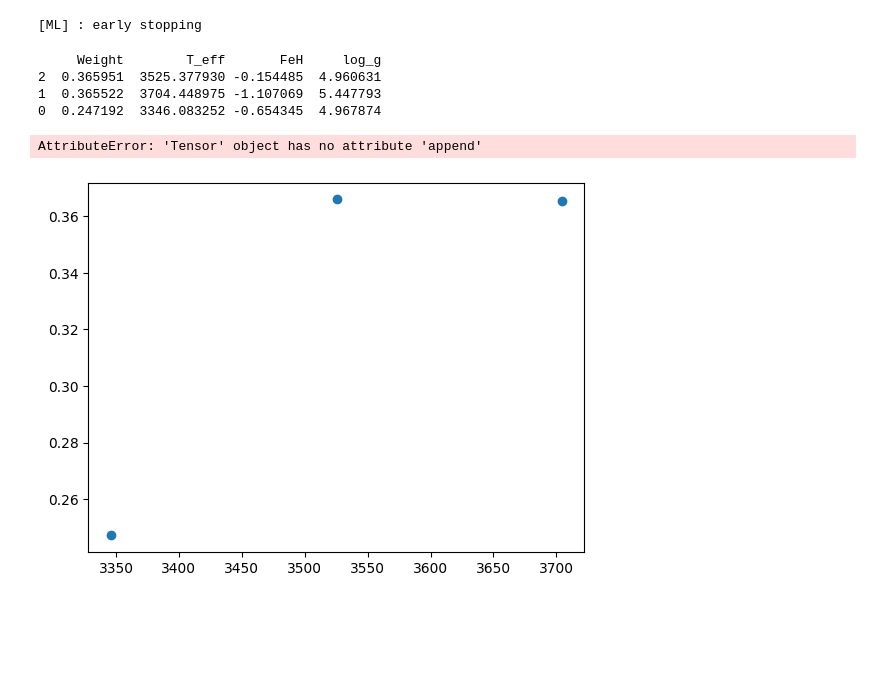
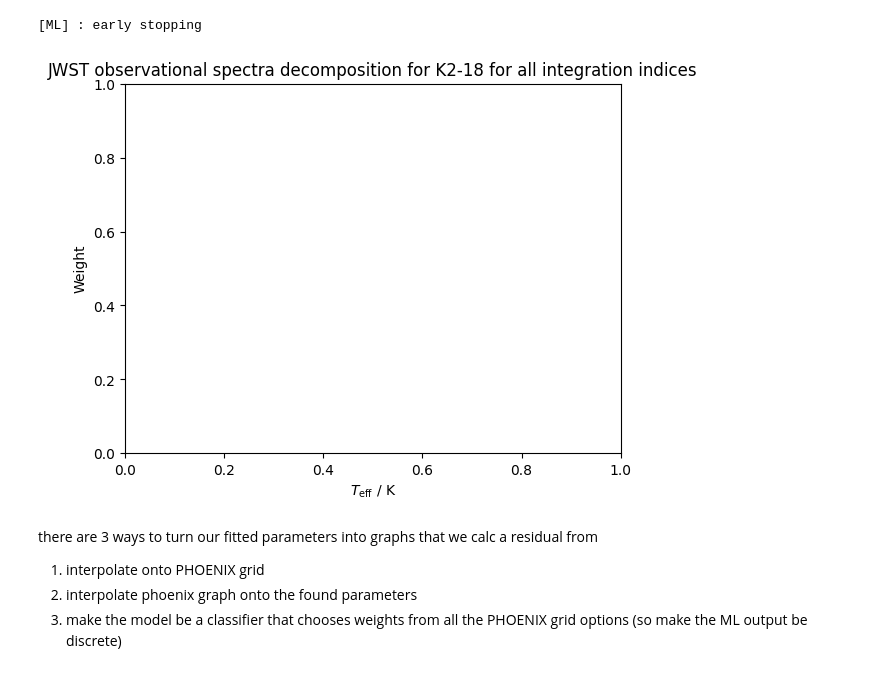
Before and after one commit to Part-III-Project-48/stellar-heterogeneity-modelling, a Jupyter notebook: spots_and_faculae_model/src/spectrum_component_analyser/ML.ipynb, the cells around one changed output. Cells and saved outputs as stored; diff of their text form; code cells hidden in the pictures; blank space fills up the shorter version.

```diff
--- a/spots_and_faculae_model/src/spectrum_component_analyser/ML.ipynb
+++ b/spots_and_faculae_model/src/spectrum_component_analyser/ML.ipynb
@@ -31,7 +31,7 @@ from astropy.visualization import quantity_support
 quantity_support() # required for numpy to not get annoyed when doing e.g. np.stack()
 from joblib import Parallel, delayed
 
-from spots_and_faculae_model.readers import read_JWST_fits
+from spots_and_faculae_model.readers import read_JWST_fits, read_JWST_fits_all_spectra
 from spots_and_faculae_model.spectrum import spectrum
 from spots_and_faculae_model.spectrum_grid import spectrum_grid
 
@@ -40,10 +40,12 @@ one difference between this and main.ipynb is that here the spectra are processe
 """
 
 # read in spectrum to fit
-external_spectrum_path = Path("../../assets/MAST_2025-10-26T19_31_50.308Z - LTT-1445A/MAST_2025-10-26T19_31_50.308Z/JWST/jw07073015001_03101_00001-seg001_nis_x1dints.fits")
+external_spectrum_path = Path("../../assets/MAST_2025-10-26T08_10_09.071Z - K2-18/MAST_2025-10-26T08_10_09.071Z/JWST/jw02722003001_04101_00001-seg001_nis_x1dints.fits")
+target_name : str = "K2-18"
 script_dir = os.getcwd()
 wavelength_grid_absolute_path = (script_dir / external_spectrum_path).resolve()
-spectrum_to_decompose : spectrum = read_JWST_fits(wavelength_grid_absolute_path, name = "LTT-1445A")
+all_observational_spectra : spectrum = read_JWST_fits_all_spectra(wavelength_grid_absolute_path, name = target_name)
+spectrum_to_decompose = all_observational_spectra[0]
 print(spectrum_to_decompose.Name)
 mask = np.isfinite(spectrum_to_decompose.Fluxes) # mask that removes np.inf values from spectra - this could be observational spectra dependent; so we have to apply this to the data cube after creating the data cube, not before
 spectrum_to_decompose = spectrum_to_decompose[mask]
@@ -117,9 +137,9 @@ print(params[:100])
 combination_ys = []
 combination_parameters = []
 
-number_of_combined_curves_to_generate : int = 5*len(y_curves)
+number_of_combined_curves_to_generate : int = 1*len(y_curves)
 
-number_of_components_to_use = 3
+number_of_components_to_use = 1
 
 number_parameters : int = number_of_components_to_use * 4 # (weight, T_eff, FeH, log_g) x number_of_components_to_use, weight_a, weight_b
 
@@ -128,6 +148,9 @@ import random
 for i in tqdm(range(number_of_combined_curves_to_generate), total=number_of_combined_curves_to_generate):
     # or could use e.g. num = random.uniform(0, 0.3) for a uniform float between 0 and 0.3
     weights = np.random.dirichlet(alpha=np.ones(number_of_components_to_use))  # shape (n,)
+
+    weights[0] = 0.999
+    weights /= np.sum(weights)
 
     y_combination = np.zeros_like(y_curves[0]) # length of the spectrum
     parameters = [] # this will end up being number_of_components_to_use lots of (weight, T_eff, FeH, log_g)
@@ -275,16 +293,24 @@ for epoch in progress_bar:
 # %%
 
 import matplotlib.pyplot as plt
+import pandas as pd
+
 from spots_and_faculae_model.readers import read_JWST_fits_all_spectra
+from spots_and_faculae_model.spectrum_grid import TEFF_COLUMN, FEH_COLUMN, LOGG_COLUMN, WAVELENGTH_COLUMN, FLUX_COLUMN
 
-num_samples_mc = 500 # number of Monte Carlo forward passes used for MC-Dropout to estimate uncertainty.
-preds = []
+INTEGRATION_INDEX_COLUMN : str = "Integration Index"
+
+WEIGHT_COLUMN : str = "Weight"
+
+num_samples_mc = 5 # number of Monte Carlo forward passes used for MC-Dropout to estimate uncertainty.
 
 model.train()
 
-all_observational_spectra = read_JWST_fits_all_spectra(wavelength_grid_absolute_path, name="LTT-1445A")
+index = 0
 
-for spectrum_to_decompose in all_observational_spectra:
+results = pd.DataFrame()
+
+for spectrum_to_decompose in tqdm(all_observational_spectra):
     preds = []
     mask = np.isfinite(spectrum_to_decompose.Fluxes) # mask that removes np.inf values from spectra - this could be observational spectra dependent; so we have to apply this to the data cube after creating the data cube, not before
     spectrum_to_decompose = spectrum_to_decompose[mask]
@@ -297,43 +323,53 @@ for spectrum_to_decompose in all_observational_spectra:
 
     with torch.no_grad():
         for _ in range(num_samples_mc):
             preds.append(model(x_tensor))
 
     preds = torch.stack(preds) # shape [num_samples_mc, 1, number_parameters]
 
     mean_prediction = preds.mean(dim = 0)
     std_prediction = preds.std(dim = 0)
 
     mean_pred_scaled = mean_prediction.detach().numpy()
     mean_pred_physical : np.array = A_scaler.inverse_transform(mean_pred_scaled.reshape(1, -1))[0]
 
     std_pred_scaled = std_prediction.detach().numpy()
     std_pred_physical = std_pred_scaled * A_scaler.scale_
 
-    import pandas as pd
-
     n_variables = 4
 
-    column_names = ["Weight", "T_eff", "FeH", "log_g"]
+    column_names = [WEIGHT_COLUMN, TEFF_COLUMN, FEH_COLUMN, LOGG_COLUMN]
 
     # Convert list to array
     arr = np.array(mean_pred_physical)
 
     # Build dictionary dynamically using the string variables
     data = {name: arr[i::n_variables] for i, name in enumerate(column_names)}
 
     # Create DataFrame
-    df = pd.DataFrame(data)
-    df = df.sort_values(by=column_names[0], ascending=False)
-    print(df)
+    result = pd.DataFrame(data)
+    result[INTEGRATION_INDEX_COLUMN] = index
+    result = result.sort_values(by=column_names[0], ascending=False)
 
+    plt.scatter(x=result[TEFF_COLUMN][0], y=result[WEIGHT_COLUMN][0], marker=".", color=plt.cm.Spectral_r(index/len(all_observational_spectra)), alpha=0.8)
+    # plt.scatter(x=df["T_eff"][1], y=df["Weight"][1], marker="x", color=plt.cm.Spectral_r(index/len(all_observational_spectra)), alpha=0.8)
+    # plt.scatter(x=df["T_eff"][2], y=df["Weight"][2], marker="+", color=plt.cm.Spectral_r(index/len(all_observational_spectra)), alpha=0.8)
+    # plt.scatter(x=df["T_eff"][3], y=df["Weight"][3], marker="o", color=plt.cm.Spectral_r(index/len(all_observational_spectra)), alpha=0.8)
+    # plt.scatter(x=df["T_eff"][4], y=df["Weight"][4], marker="v", color=plt.cm.Spectral_r(index/len(all_observational_spectra)), alpha=0.8)
+    index += 1
 
-    plt.scatter(x=df["T_eff"], y=df["Weight"])
+    results = pd.concat([results, result], ignore_index=True)
+
+plt.clf()
+plt.title(f"JWST observational spectra decomposition for {target_name} for all integration indices")
+plt.xlabel("$T_\mathrm{eff}$ / K")
+plt.ylabel("Weight")
 plt.show()
 # %% [output]
-     Weight        T_eff       FeH     log_g
-2  0.365951  3525.377930 -0.154485  4.960631
-1  0.365522  3704.448975 -1.107069  5.447793
-0  0.247192  3346.083252 -0.654345  4.967874
-AttributeError: 'Tensor' object has no attribute 'append'
-[figure, old version]
+[figure, new version]
+# %% [markdown]
+there are 3 ways to turn our fitted parameters into graphs that we calc a residual from
+
+1. interpolate onto PHOENIX grid
+2. interpolate phoenix graph onto the found parameters
+3. make the model be a classifier that chooses weights from all the PHOENIX grid options (so make the ML output be discrete)
```
Also changed, not shown: parts of 9 cells of this notebook, 5 other files.
